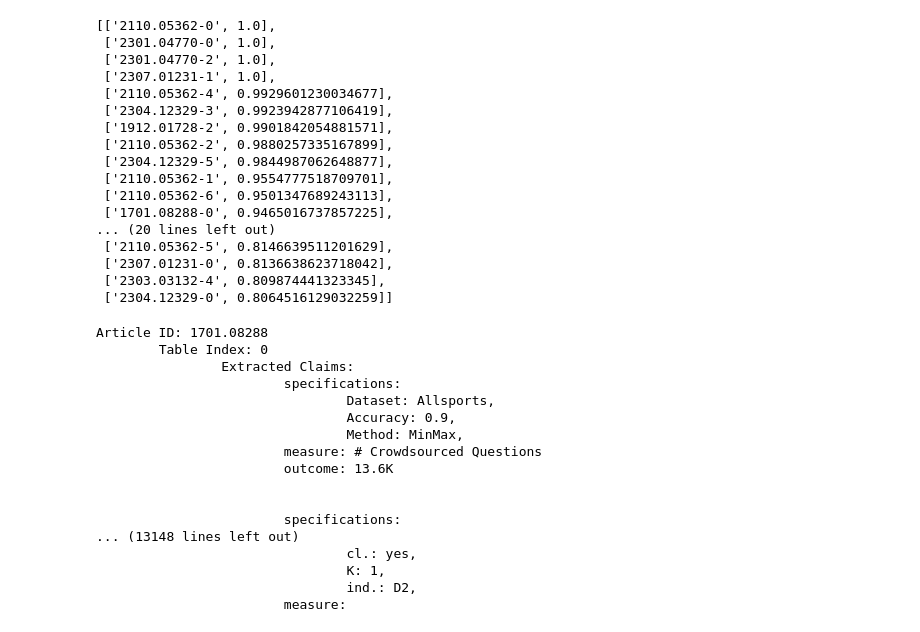
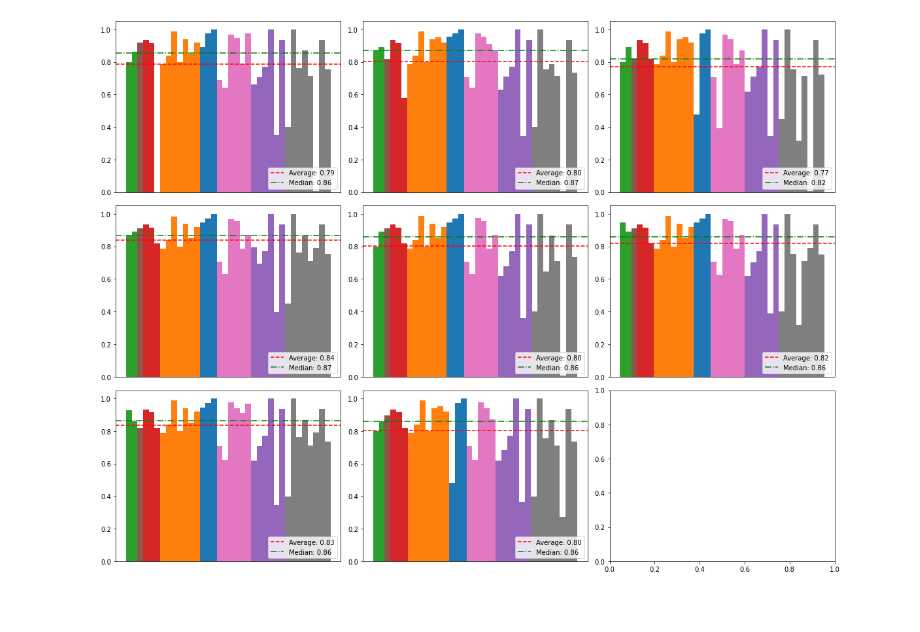
Before and after one commit to menicacci/desiree, a Jupyter notebook: claims_check.ipynb, the cells around one changed output. Drawn from its saved outputs; the diff is of its cells as text; code cells hidden in the pictures; blank space fills up the shorter version.

```diff
--- a/claims_check.ipynb
+++ b/claims_check.ipynb
@@ -3,4 +4,33 @@ from scripts import check_claim_structure as cs
 from scripts import table
 from scripts import utils
 from scripts import eval
+# %%
+def process_datasets(tables_path, requests_path):
+    dataset_results = []
+
+    # Iterate through all directories in dataset_path
+    for directory in os.listdir(requests_path):
+        if os.path.isdir(os.path.join(requests_path, directory)):
+            answers_path = os.path.join(requests_path, directory, 'answers')
+            claims_path = os.path.join(requests_path, directory, 'claims.json')
+
+            claims = cs.extract_answers(answers_path, claims_path)
+            extracted_tables = table.load_tables_from_json(tables_path)
+
+            results = eval.evaluate_extracted_articles(claims, extracted_tables)
+            results = list(results.items())
+            results.sort()
+
+            dataset_results.append(results)
+
+    return dataset_results
+
+tables_file_path = 'experiments/extracted_tables/cs_tables.json'
+dataset_path = 'experiments/output/cs_dataset'
+
+d_results = process_datasets(tables_file_path, dataset_path)
+# %%
+utils.plot_dataset_results(d_results)
+# %% [output]
+[figure, added]
 # %%
@@ -10,43 +40,3 @@ tables_file_path = 'experiments/extracted_tables/cs_tables.json'
 
 claims = cs.extract_answers(answers_path, output_path)
 extracted_tables = table.load_tables_from_json(tables_file_path)
-# %%
-eval.evaluate_extracted_articles(claims, extracted_tables)
-# %% [output]
-[['2110.05362-0', 1.0],
- ['2301.04770-0', 1.0],
- ['2301.04770-2', 1.0],
- ['2307.01231-1', 1.0],
- ['2110.05362-4', 0.9929601230034677],
- ['2304.12329-3', 0.9923942877106419],
- ['1912.01728-2', 0.9901842054881571],
- ['2110.05362-2', 0.9880257335167899],
- ['2304.12329-5', 0.9844987062648877],
- ['2110.05362-1', 0.9554777518709701],
- ['2110.05362-6', 0.9501347689243113],
- ['1701.08288-0', 0.9465016737857225],
-... (20 lines left out)
- ['2110.05362-5', 0.8146639511201629],
- ['2307.01231-0', 0.8136638623718042],
- ['2303.03132-4', 0.809874441323345],
- ['2304.12329-0', 0.8064516129032259]]
-# %%
-utils.print_claims(claims)
-# %% [output]
-Article ID: 1701.08288
-        Table Index: 0
-                Extracted Claims:
-                        specifications:
-                                Dataset: Allsports,
-                                Accuracy: 0.9,
-                                Method: MinMax,
-                        measure: # Crowdsourced Questions
-                        outcome: 13.6K
-
-
-                        specifications:
-... (13148 lines left out)
-                                cl.: yes,
-                                K: 1,
-                                ind.: D2,
-                        measure:
```
Also changed, not shown: parts of 11 cells of this notebook, 9 other files.
